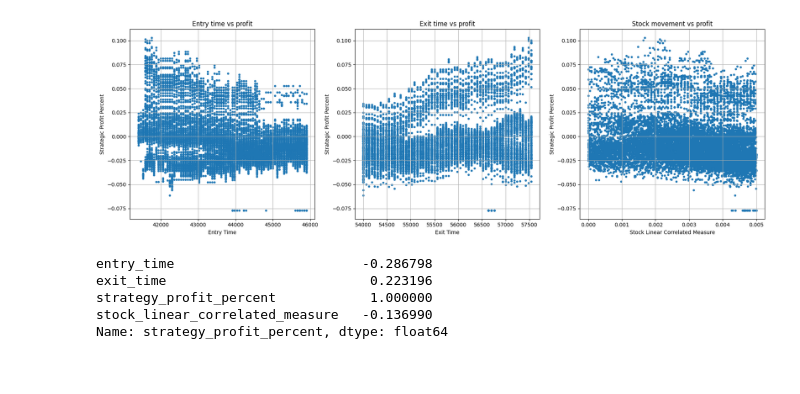
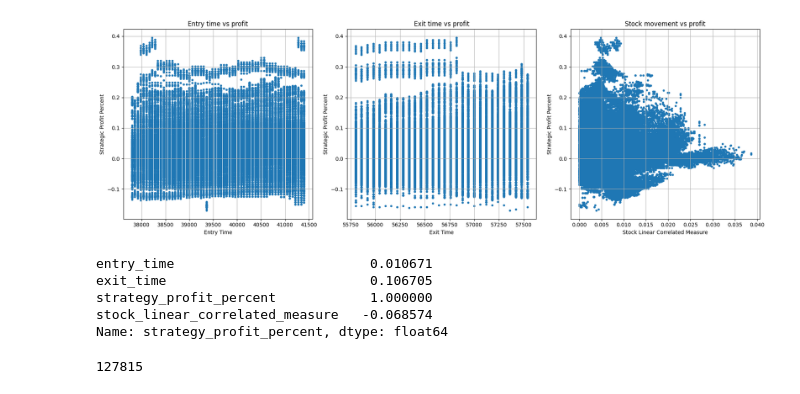
Before and after one commit to datroiano/Backtesting, a Jupyter notebook: Jupyter/simulation_visuals.ipynb, the cells around one changed output. Cells and saved outputs as stored; diff of their text form; code cells hidden in the pictures.

```diff
--- a/Jupyter/simulation_visuals.ipynb
+++ b/Jupyter/simulation_visuals.ipynb
@@ -23,14 +1,21 @@ x
 # %%
 from UseFunctions.matplot import plot_graphs
+from OptionClasses.Earnings.lookup import sims
+from MachineLearning.conversion import filter_stock_basis
 
+x = filter_stock_basis(sims, movement_maximum=0.2)
 plot_graphs(x)
 # %% [output]
-[figure, old version]
+[figure, new version]
 # %%
 x.corr().iloc[2]
 # %% [output]
-entry_time                        -0.286798
-exit_time                          0.223196
+entry_time                         0.010671
+exit_time                          0.106705
 strategy_profit_percent            1.000000
-stock_linear_correlated_measure   -0.136990
+stock_linear_correlated_measure   -0.068574
 Name: strategy_profit_percent, dtype: float64
+# %%
+len(x)
+# %% [output]
+127815
```
Also changed, not shown: parts of 3 cells of this notebook, 5 other files.
